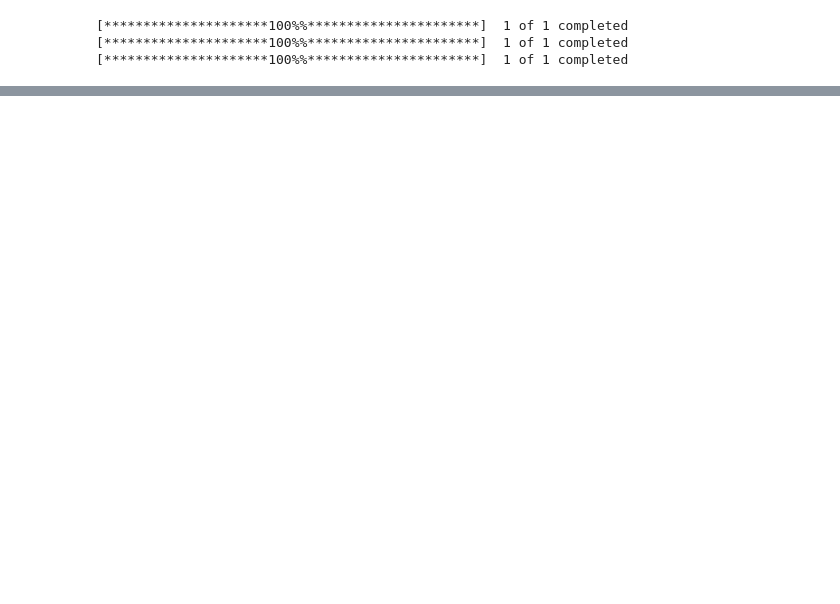
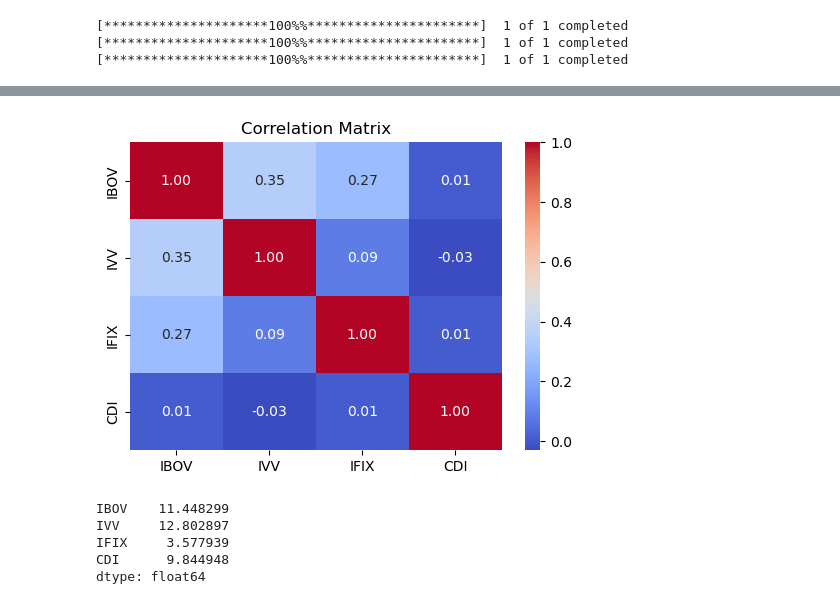
Before and after one commit to paulinhok14/Asset-Allocation, a Jupyter notebook: asset_allocation.ipynb, the cells around one changed output, grey strips where cells are left out. Cells and saved outputs as stored; diff of their text form; code cells hidden in the pictures; blank space fills up the shorter version.

```diff
--- a/asset_allocation.ipynb
+++ b/asset_allocation.ipynb
@@ -19,7 +22,9 @@ warnings.filterwarnings('ignore')
 
 # Defining dates range
 start_date = '2004-01-01'
-end_date = '2023-10-26'
+end_date = '2023-10-20'
+start_date_br = datetime.strptime(start_date, '%Y-%m-%d').strftime('%d/%m/%Y')
+end_date_br = datetime.strptime(end_date, '%Y-%m-%d').strftime('%d/%m/%Y')
 
 # Symbols on YahooFinance
 dollar_symbol = 'BRL=X'
@@ -35,6 +40,7 @@ ibov_data = yf.download(ibov_symbol, start=start_date, end=end_date)
 ifix_data = pd.read_excel('Historico IFIX 01-01-2013 ate 20-10-2023.xlsx', index_col='Date')
 # Filtering. IFIX Start Date: set/2012)
 ifix_data = ifix_data[(ifix_data.index >= start_date) & (ifix_data.index <= end_date)]
+ifix_data.index = ifix_data.index.normalize()
 
 # IVV Data - S&P500 index variation + USD/BRL exchange.
 dollar_data = yf.download(dollar_symbol, start=start_date, end=end_date)
@@ -44,8 +50,10 @@ ivv_data = pd.concat([dollar_data['Close'], sp500_data['Close']], axis=1)
 ivv_data.columns = ['Dollar', 'SP500']
 
 # CDI Data - Central Bank API. Fetch and returns an interval with daily Selic rates data
-url_bcb = f'https://api.bcb.gov.br/dados/serie/bcdata.sgs.11/dados?formato=json&dataInicial={start_date}&dataFinal={end_date}'
+url_bcb = f'https://api.bcb.gov.br/dados/serie/bcdata.sgs.11/dados?formato=json&dataInicial={start_date_br}&dataFinal={end_date_br}'
 cdi_data = pd.read_json(url_bcb)
+cdi_data['data'] = pd.to_datetime(cdi_data['data'], format='%d/%m/%Y')
+cdi_data = cdi_data.set_index('data')
 # %% [output]
 [*********************100%%**********************]  1 of 1 completed
 [*********************100%%**********************]  1 of 1 completed
@@ -84,3 +122,25 @@ dollar_ivv['IVV'] = dollar_ivv['Dollar_Return'] + dollar_ivv['SP500_Return']
+# %%
+# Correlation Matrix
+correlation_matrix = consolidated_variation.corr()
+
+# Seaborn map
+plt.figure(figsize=(6, 4))
+sns.heatmap(correlation_matrix, annot=True, cmap='coolwarm', fmt=".2f")
+plt.title('Correlation Matrix')
+plt.show()
+
+# Covariance Matrix
+consolidated_variation_cov = consolidated_variation.cov()
+# %% [output]
+[figure, added]
+# %%
+consolidated_variation.mean()*252
+# %% [output]
+IBOV    11.448299
+IVV     12.802897
+IFIX     3.577939
+CDI      9.844948
+dtype: float64
 # %%
 def my_function():
     """
```
Also changed, not shown: parts of 6 cells of this notebook.
